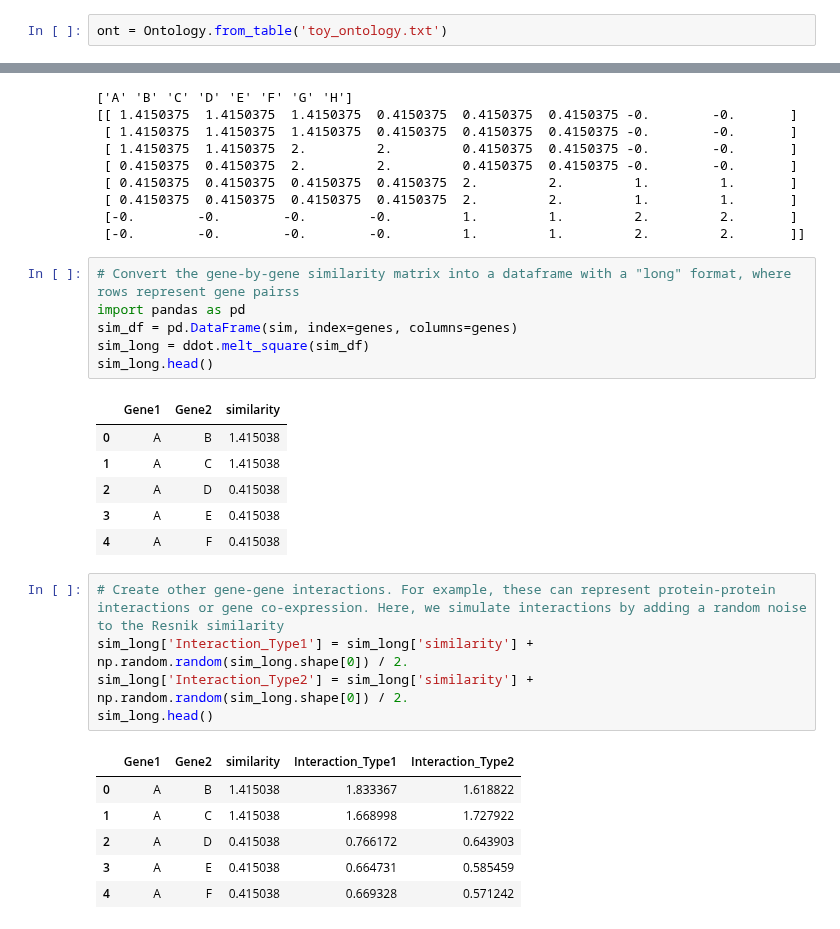
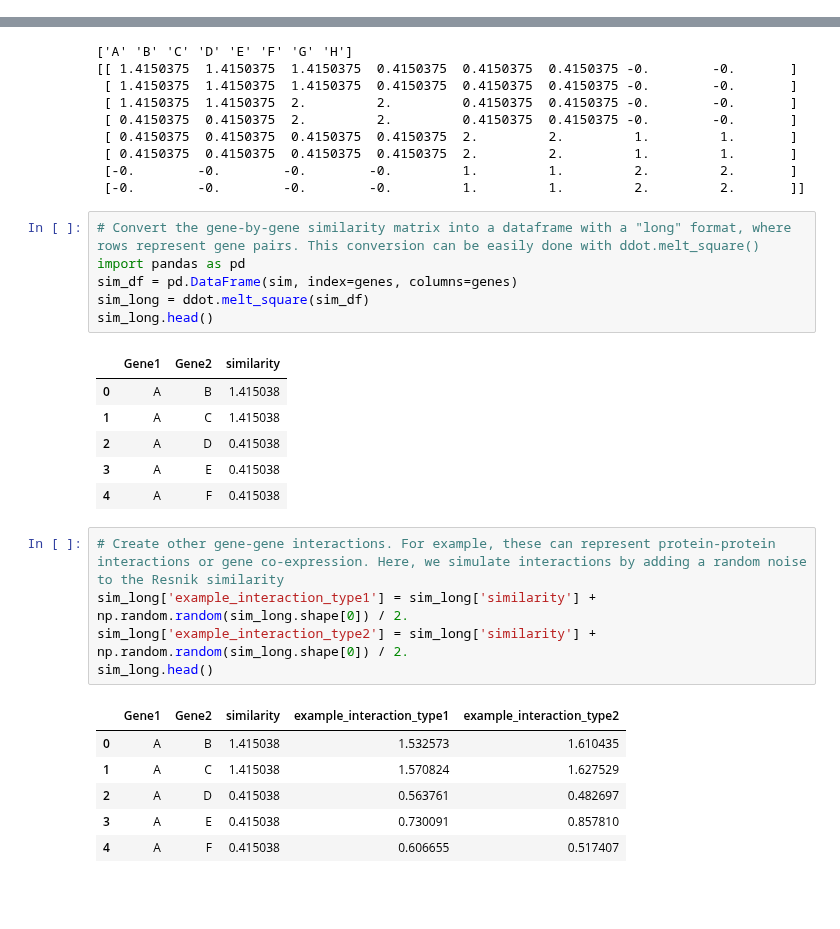
Before and after one commit to michaelkyu/ddot, a Jupyter notebook: examples/DDOT_tutorial.ipynb, the cells around one changed output, grey strips where cells are left out. Drawn from its saved outputs; the diff is of its cells as text; blank space fills up the shorter version.

```diff
--- a/examples/DDOT_tutorial.ipynb
+++ b/examples/DDOT_tutorial.ipynb
@@ -57,2 +70,0 @@ ont.to_table('toy_ontology.txt')
-# %%
-ont = Ontology.from_table('toy_ontology.txt')
@@ -553,7 +625,7 @@ print(sim)
  [-0.        -0.        -0.        -0.         1.         1.         2.         2.       ]
  [-0.        -0.        -0.        -0.         1.         1.         2.         2.       ]]
 # %%
-# Convert the gene-by-gene similarity matrix into a dataframe with a "long" format, where rows represent gene pairss
+# Convert the gene-by-gene similarity matrix into a dataframe with a "long" format, where rows represent gene pairs. This conversion can be easily done with ddot.melt_square()
 import pandas as pd
 sim_df = pd.DataFrame(sim, index=genes, columns=genes)
 sim_long = ddot.melt_square(sim_df)
@@ -567,16 +639,16 @@ sim_long.head()
 | 4 | A | F | 0.415038 |
 # %%
 # Create other gene-gene interactions. For example, these can represent protein-protein interactions or gene co-expression. Here, we simulate interactions by adding a random noise to the Resnik similarity
-sim_long['Interaction_Type1'] = sim_long['similarity'] + np.random.random(sim_long.shape[0]) / 2.
-sim_long['Interaction_Type2'] = sim_long['similarity'] + np.random.random(sim_long.shape[0]) / 2.
+sim_long['example_interaction_type1'] = sim_long['similarity'] + np.random.random(sim_long.shape[0]) / 2.
+sim_long['example_interaction_type2'] = sim_long['similarity'] + np.random.random(sim_long.shape[0]) / 2.
 sim_long.head()
 # %% [output]
-|  | Gene1 | Gene2 | similarity | Interaction_Type1 | Interaction_Type2 |
-| 0 | A | B | 1.415038 | 1.833367 | 1.618822 |
-| 1 | A | C | 1.415038 | 1.668998 | 1.727922 |
-| 2 | A | D | 0.415038 | 0.766172 | 0.643903 |
-| 3 | A | E | 0.415038 | 0.664731 | 0.585459 |
-| 4 | A | F | 0.415038 | 0.669328 | 0.571242 |
+|  | Gene1 | Gene2 | similarity | example_interaction_type1 | example_interaction_type2 |
+| 0 | A | B | 1.415038 | 1.532573 | 1.610435 |
+| 1 | A | C | 1.415038 | 1.570824 | 1.627529 |
+| 2 | A | D | 0.415038 | 0.563761 | 0.482697 |
+| 3 | A | E | 0.415038 | 0.730091 | 0.857810 |
+| 4 | A | F | 0.415038 | 0.606655 | 0.517407 |
 # %%
 # Include the above gene-gene interactions by setting the `network` and `main_feature` parameters.
 url, _ = ont.to_ndex(ndex_server=ndex_server,
```
Also changed, not shown: parts of 37 cells of this notebook, 4 other files.
